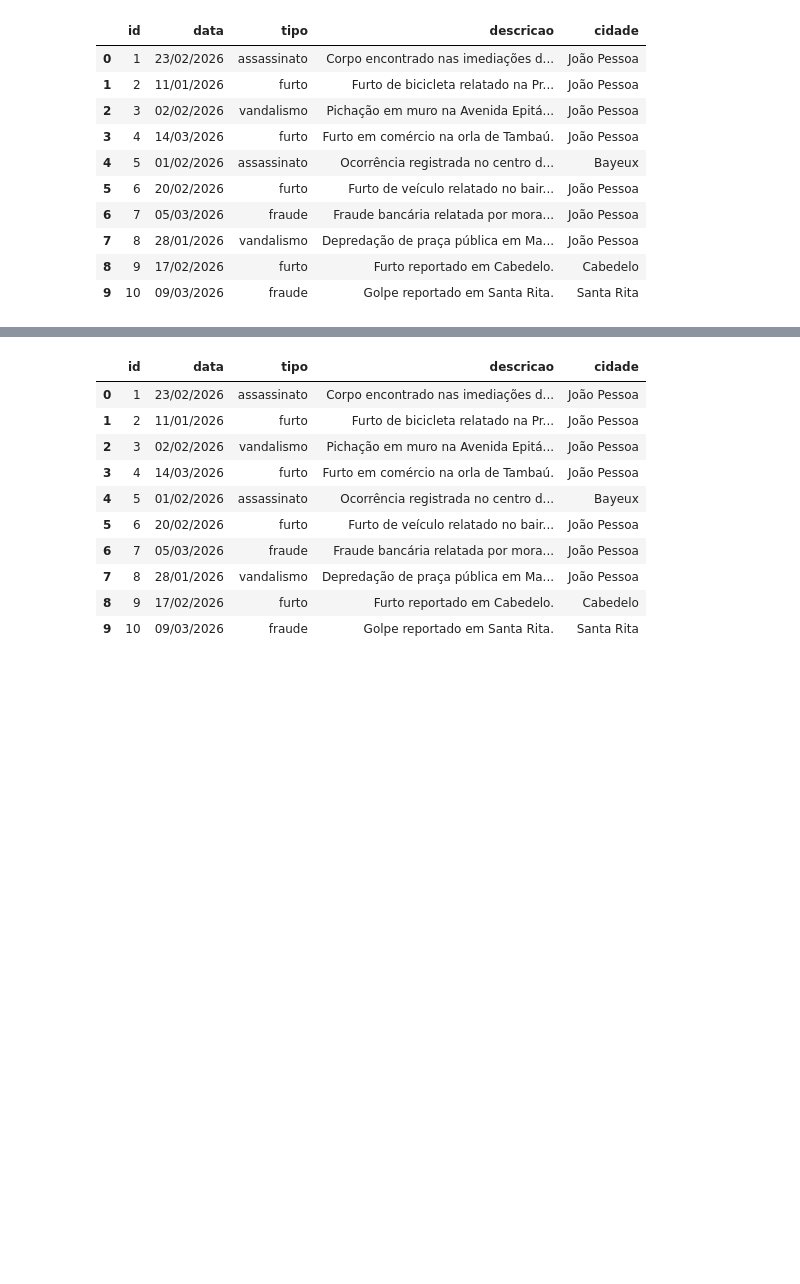
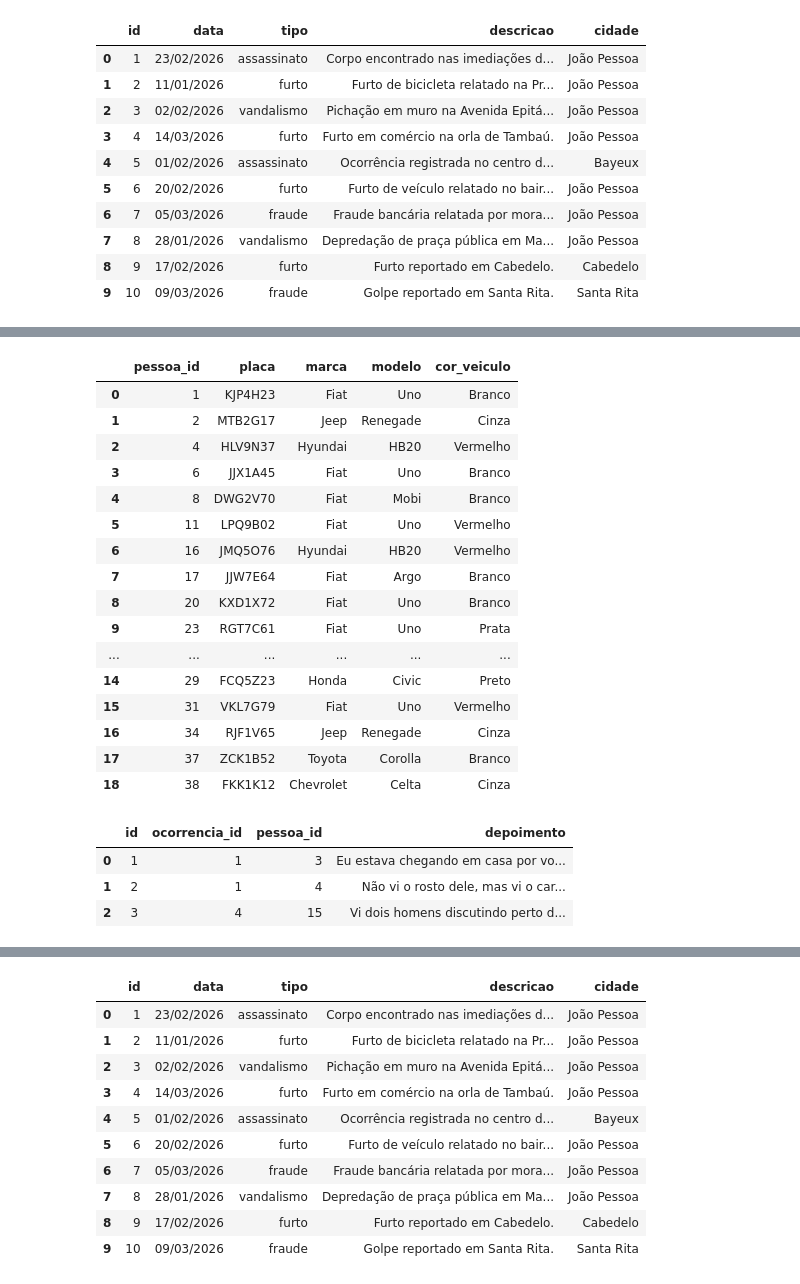
Before and after one commit to RyanRodMat/data-lakehouse-101-Ryan, a Jupyter notebook: jupyter/notebooks/investigacao.ipynb, the cells around one changed output, grey strips where cells are left out. Saved outputs shown, nothing was run; the diff lists cells and outputs as text; code cells hidden in the pictures; blank space fills up the shorter version.

```diff
--- a/jupyter/notebooks/investigacao.ipynb
+++ b/jupyter/notebooks/investigacao.ipynb
@@ -95,6 +121,35 @@ read_table("bronze", "ocorrencia")
 # %%
 # TODO: repita o padrão para "cnh.csv" -> bronze.cnh
+df_cnh = pd.read_csv("dados/cnh.csv")
+df_cnh.to_parquet(f"s3://{BUCKET}/bronze/cnh.parquet", storage_options=STORAGE_OPTIONS, index=False)
+df_cnh
+# %% [output]
+|  | pessoa_id | placa | marca | modelo | cor_veiculo |
+| 0 | 1 | KJP4H23 | Fiat | Uno | Branco |
+| 1 | 2 | MTB2G17 | Jeep | Renegade | Cinza |
+| 2 | 4 | HLV9N37 | Hyundai | HB20 | Vermelho |
+| 3 | 6 | JJX1A45 | Fiat | Uno | Branco |
+| 4 | 8 | DWG2V70 | Fiat | Mobi | Branco |
+| 5 | 11 | LPQ9B02 | Fiat | Uno | Vermelho |
+| 6 | 16 | JMQ5O76 | Hyundai | HB20 | Vermelho |
+| 7 | 17 | JJW7E64 | Fiat | Argo | Branco |
+| 8 | 20 | KXD1X72 | Fiat | Uno | Branco |
+| 9 | 23 | RGT7C61 | Fiat | Uno | Prata |
+| ... | ... | ... | ... | ... | ... |
+| 14 | 29 | FCQ5Z23 | Honda | Civic | Preto |
+| 15 | 31 | VKL7G79 | Fiat | Uno | Vermelho |
+| 16 | 34 | RJF1V65 | Jeep | Renegade | Cinza |
+| 17 | 37 | ZCK1B52 | Toyota | Corolla | Branco |
+| 18 | 38 | FKK1K12 | Chevrolet | Celta | Cinza |
 # %%
 # TODO: repita o padrão para "depoimento.csv" -> bronze.depoimento
+df_depoimento = pd.read_csv("dados/depoimento.csv")
+df_depoimento.to_parquet(f"s3://{BUCKET}/bronze/depoimento.parquet", storage_options=STORAGE_OPTIONS, index=False)
+df_depoimento
+# %% [output]
+|  | id | ocorrencia_id | pessoa_id | depoimento |
+| 0 | 1 | 1 | 3 | Eu estava chegando em casa por vo... |
+| 1 | 2 | 1 | 4 | Não vi o rosto dele, mas vi o car... |
+| 2 | 3 | 4 | 15 | Vi dois homens discutindo perto d... |
 # %%
 # TODO: repita o padrão para "membro_academia.csv" -> bronze.membro_academia
```
Also changed, not shown: parts of 17 cells of this notebook, 5 other files.
